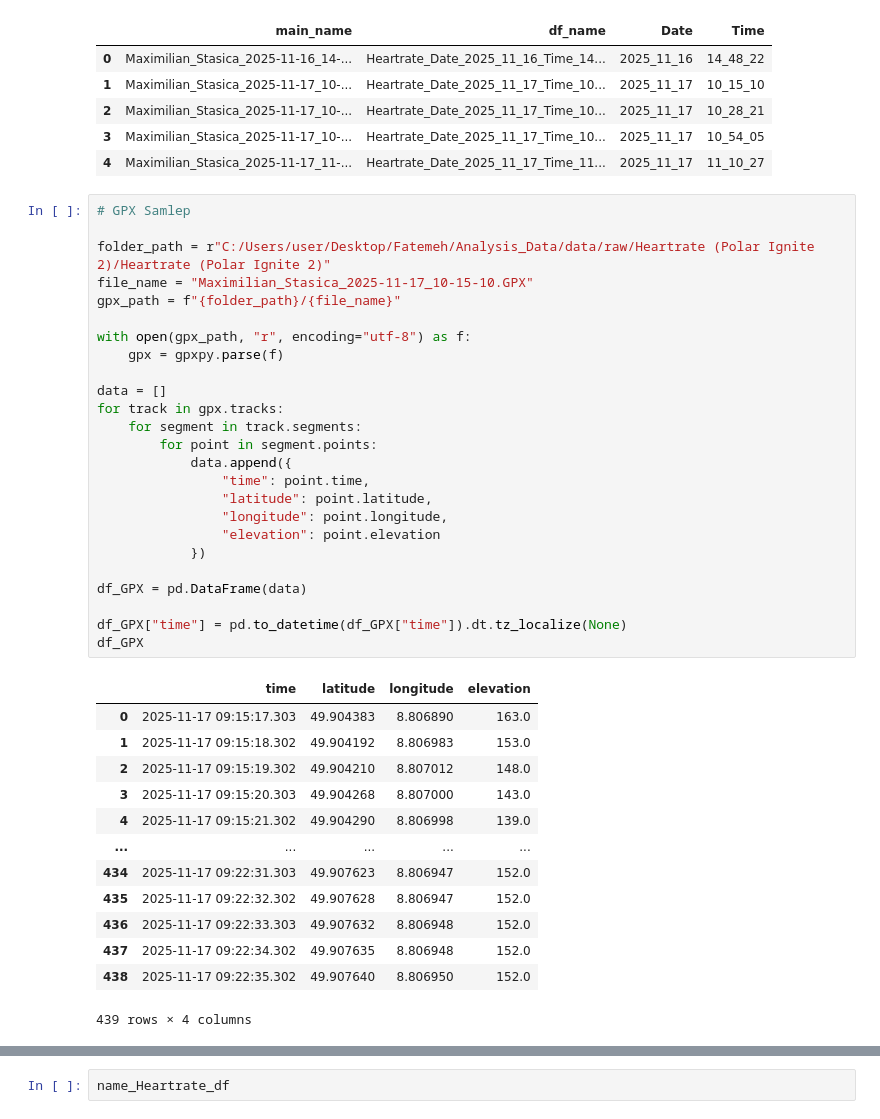
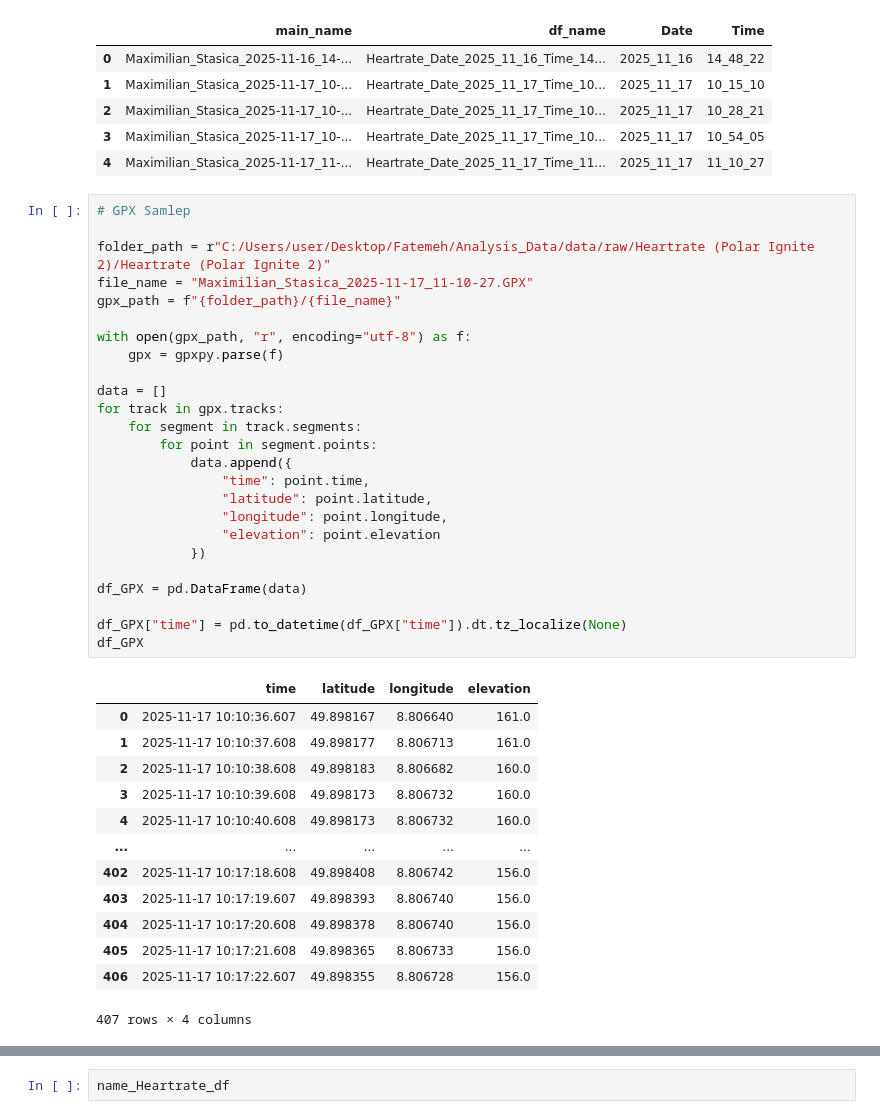
Before and after one commit to Mohsenmohebbi1993/Biomechanik, a Jupyter notebook: notebooks/2. Data and Clear Data.ipynb, the cells around one changed output, grey strips where cells are left out. Cells and saved outputs as stored; diff of their text form.

```diff
--- a/notebooks/2. Data and Clear Data.ipynb
+++ b/notebooks/2. Data and Clear Data.ipynb
@@ -385,42 +385,42 @@ name_Heartrate_df
 # %%
 # GPX Samlep
 
 folder_path = r"C:/Users/user/Desktop/Fatemeh/Analysis_Data/data/raw/Heartrate (Polar Ignite 2)/Heartrate (Polar Ignite 2)"
-file_name = "Maximilian_Stasica_2025-11-17_10-15-10.GPX"
+file_name = "Maximilian_Stasica_2025-11-17_11-10-27.GPX"
 gpx_path = f"{folder_path}/{file_name}"
 
 with open(gpx_path, "r", encoding="utf-8") as f:
     gpx = gpxpy.parse(f)
 
 data = []
 for track in gpx.tracks:
     for segment in track.segments:
         for point in segment.points:
             data.append({
                 "time": point.time,
                 "latitude": point.latitude,
                 "longitude": point.longitude,
                 "elevation": point.elevation
             })
 
 df_GPX = pd.DataFrame(data)
 
 df_GPX["time"] = pd.to_datetime(df_GPX["time"]).dt.tz_localize(None)
 df_GPX
 # %% [output]
 |  | time | latitude | longitude | elevation |
-| 0 | 2025-11-17 09:15:17.303 | 49.904383 | 8.806890 | 163.0 |
-| 1 | 2025-11-17 09:15:18.302 | 49.904192 | 8.806983 | 153.0 |
-| 2 | 2025-11-17 09:15:19.302 | 49.904210 | 8.807012 | 148.0 |
-| 3 | 2025-11-17 09:15:20.303 | 49.904268 | 8.807000 | 143.0 |
-| 4 | 2025-11-17 09:15:21.302 | 49.904290 | 8.806998 | 139.0 |
+| 0 | 2025-11-17 10:10:36.607 | 49.898167 | 8.806640 | 161.0 |
+| 1 | 2025-11-17 10:10:37.608 | 49.898177 | 8.806713 | 161.0 |
+| 2 | 2025-11-17 10:10:38.608 | 49.898183 | 8.806682 | 160.0 |
+| 3 | 2025-11-17 10:10:39.608 | 49.898173 | 8.806732 | 160.0 |
+| 4 | 2025-11-17 10:10:40.608 | 49.898173 | 8.806732 | 160.0 |
 | ... | ... | ... | ... | ... |
-| 434 | 2025-11-17 09:22:31.303 | 49.907623 | 8.806947 | 152.0 |
-| 435 | 2025-11-17 09:22:32.302 | 49.907628 | 8.806947 | 152.0 |
-| 436 | 2025-11-17 09:22:33.303 | 49.907632 | 8.806948 | 152.0 |
-| 437 | 2025-11-17 09:22:34.302 | 49.907635 | 8.806948 | 152.0 |
-| 438 | 2025-11-17 09:22:35.302 | 49.907640 | 8.806950 | 152.0 |
+| 402 | 2025-11-17 10:17:18.608 | 49.898408 | 8.806742 | 156.0 |
+| 403 | 2025-11-17 10:17:19.607 | 49.898393 | 8.806740 | 156.0 |
+| 404 | 2025-11-17 10:17:20.608 | 49.898378 | 8.806740 | 156.0 |
+| 405 | 2025-11-17 10:17:21.608 | 49.898365 | 8.806733 | 156.0 |
+| 406 | 2025-11-17 10:17:22.607 | 49.898355 | 8.806728 | 156.0 |
-439 rows × 4 columns
+407 rows × 4 columns
 # %%
 # read data form
 input_path = r"C:/Users/user/Desktop/Fatemeh/Analysis_Data/data/raw/Heartrate (Polar Ignite 2)/Heartrate (Polar Ignite 2)"
```
Also changed, not shown: parts of 11 cells of this notebook.
